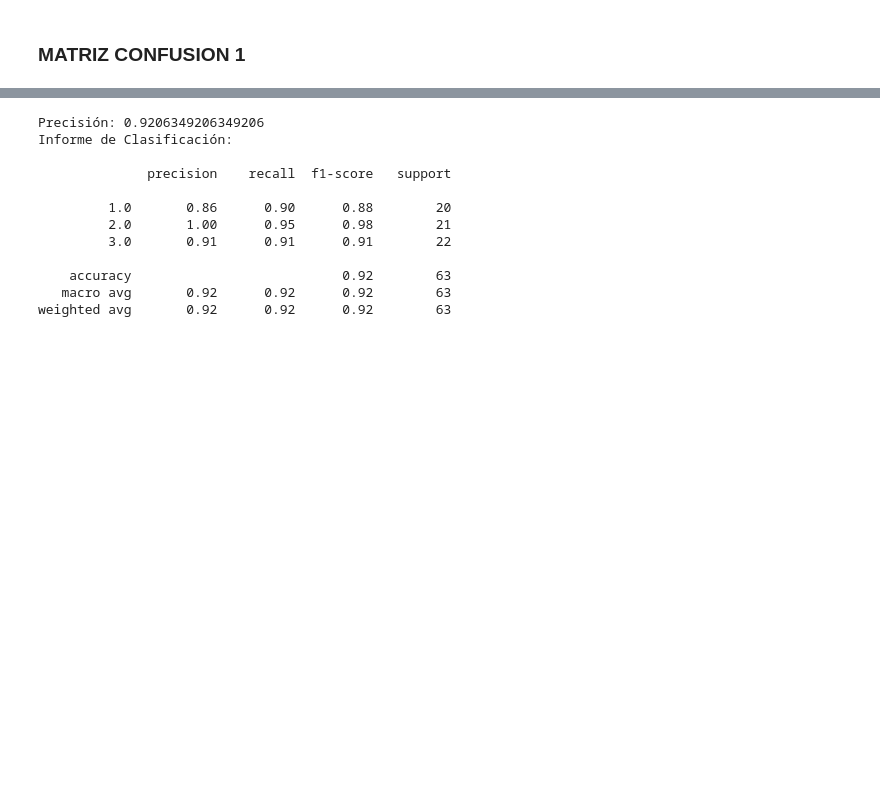
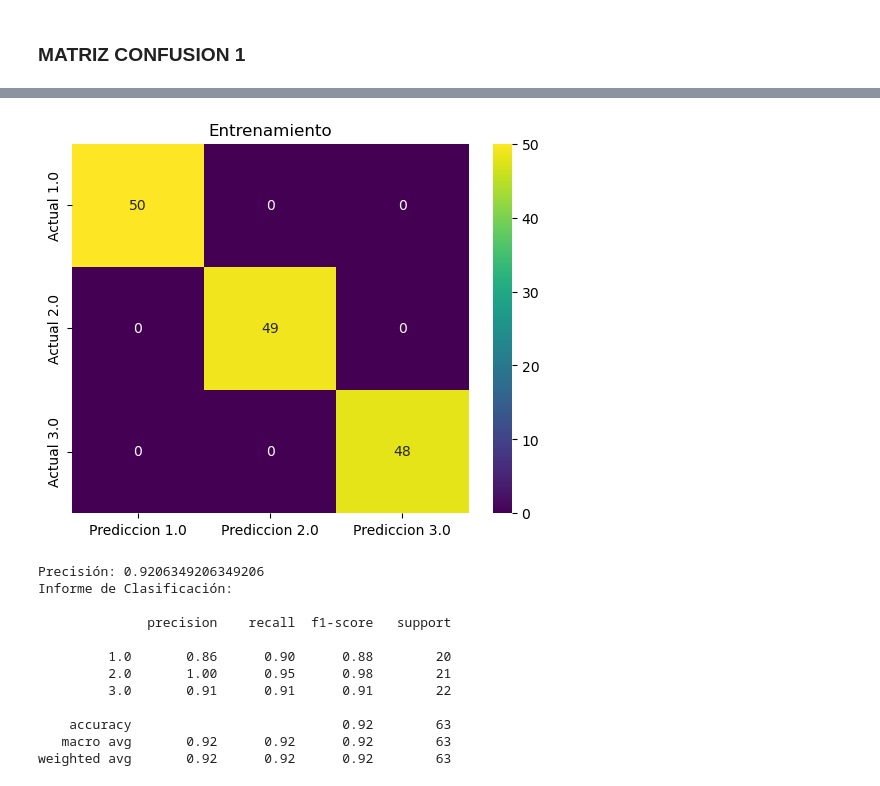
Before and after one commit to Eriik12/PROYECTO, a Jupyter notebook: TRIGO/Untitled.ipynb, the cells around one changed output, grey strips where cells are left out. Cells and saved outputs as stored; diff of their text form; code cells hidden in the pictures; blank space fills up the shorter version.

```diff
--- a/TRIGO/Untitled.ipynb
+++ b/TRIGO/Untitled.ipynb
@@ -181,7 +161,9 @@ best_model = grid_search.best_estimator_
 
 # Make predictions on the validation set using the best model
 y_pred_prueba = best_model.predict(X_val)
-best_params = grid_search.best_params_
+y_test_prueba = best_model.predict(X_train)
+
+best_params = best_model.get_params
 best_params
 # %% [output]
 250 fits failed out of a total of 750.
@@ -223 +203,6 @@ plot(y_val,y_pred_prueba)
+# %%
+plot(y_train,y_test_prueba,'Entrenamiento')
+plt.savefig('mejorForestE.eps', format='eps')
+# %% [output]
+[figure, added]
 # %%
```
Also changed, not shown: parts of 63 cells of this notebook, 17 other files.
